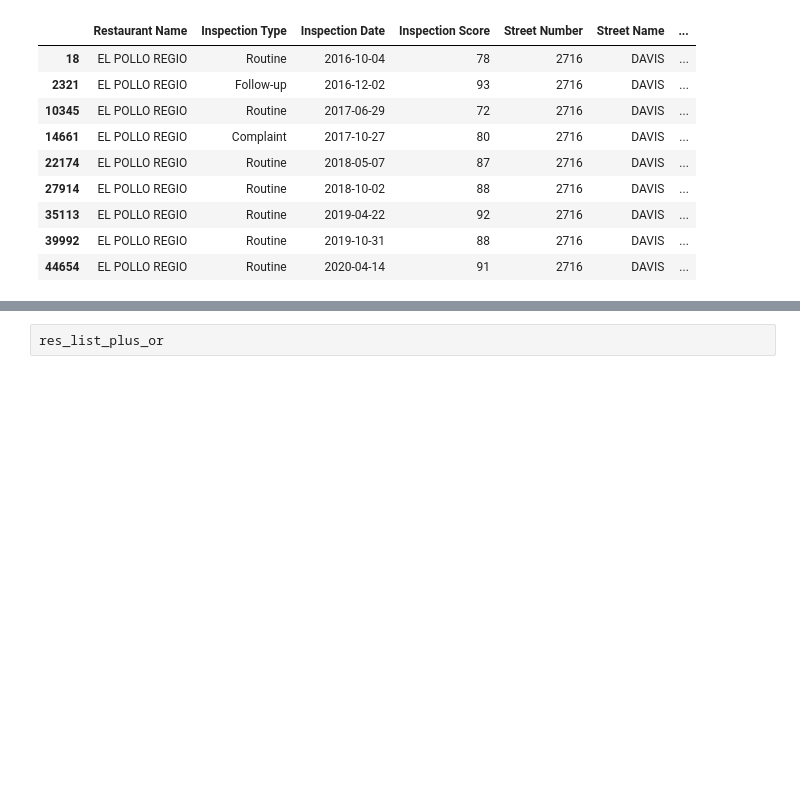
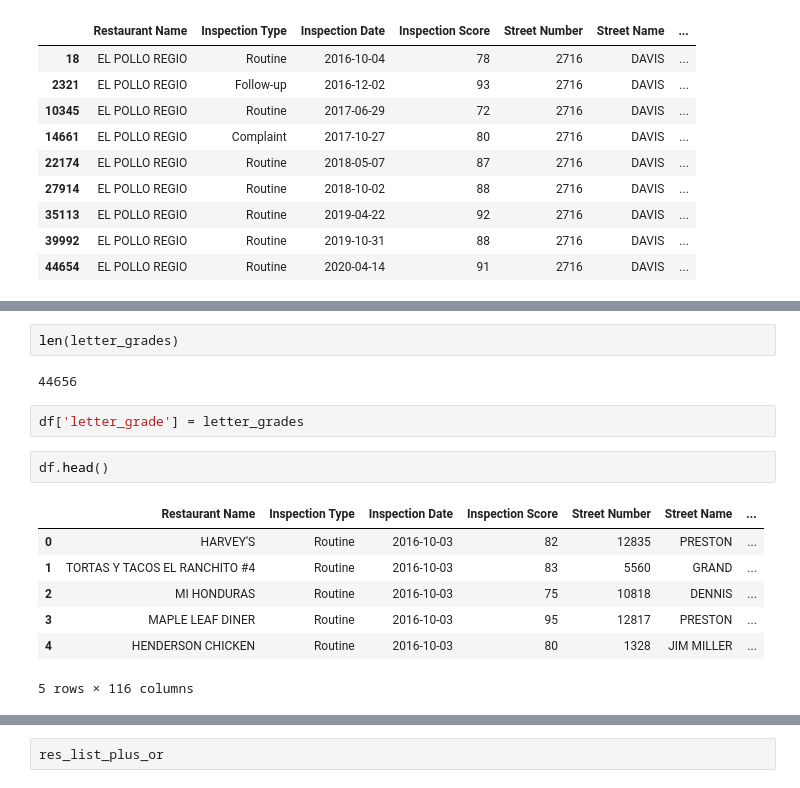
Before and after one commit to BLGreenspan/Capstone, a Jupyter notebook: Capstone Code.ipynb, the cells around one changed output, grey strips where cells are left out. Cells and saved outputs as stored; diff of their text form; blank space fills up the shorter version.

```diff
--- a/Capstone Code.ipynb
+++ b/Capstone Code.ipynb
@@ -239,0 +236,16 @@ df.loc[(df['Restaurant Name'] == "EL POLLO REGIO") & (df['Street Number'] == 271
+# %%
+len(letter_grades)
+# %% [output]
+44656
+# %%
+df['letter_grade'] = letter_grades
+# %%
+df.head()
+# %% [output]
+|  | Restaurant Name | Inspection Type | Inspection Date | Inspection Score | Street Number | Street Name | ... |
+| 0 | HARVEY'S | Routine | 2016-10-03 | 82 | 12835 | PRESTON | ... |
+| 1 | TORTAS Y TACOS EL RANCHITO #4 | Routine | 2016-10-03 | 83 | 5560 | GRAND | ... |
+| 2 | MI HONDURAS | Routine | 2016-10-03 | 75 | 10818 | DENNIS | ... |
+| 3 | MAPLE LEAF DINER | Routine | 2016-10-03 | 95 | 12817 | PRESTON | ... |
+| 4 | HENDERSON CHICKEN | Routine | 2016-10-03 | 80 | 1328 | JIM MILLER | ... |
+5 rows × 116 columns
```
Also changed, not shown: parts of 13 cells of this notebook.
